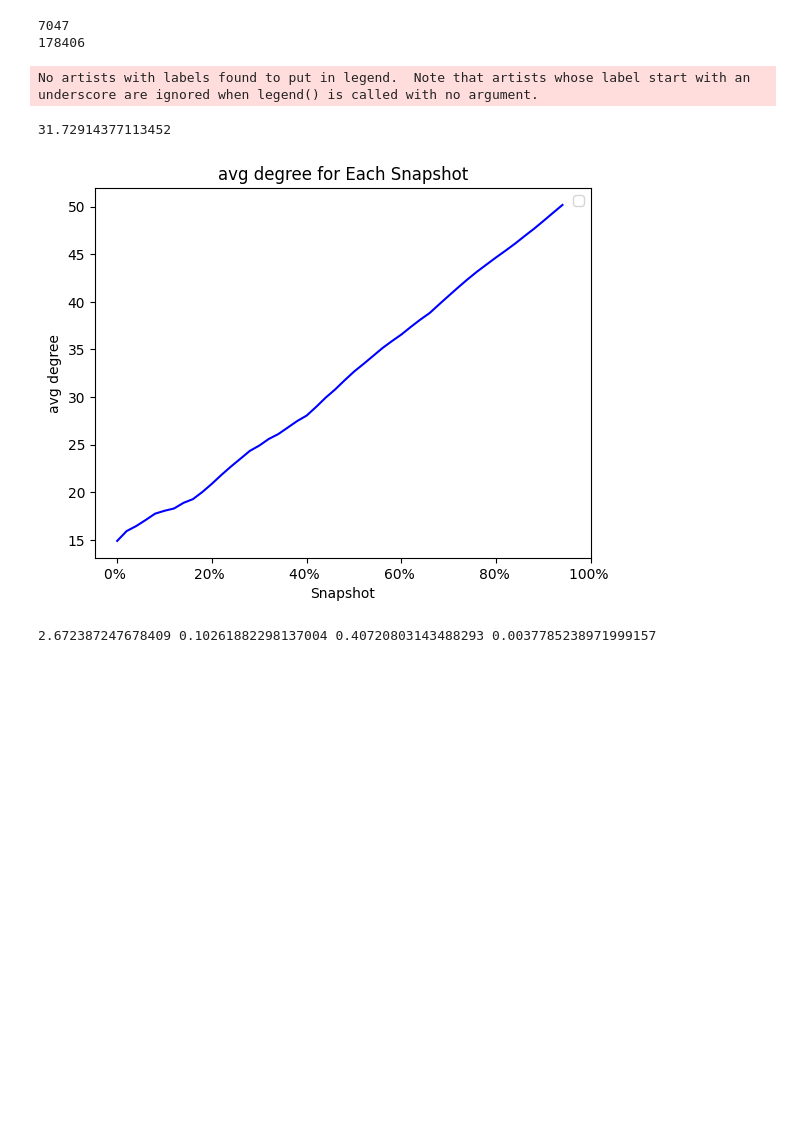
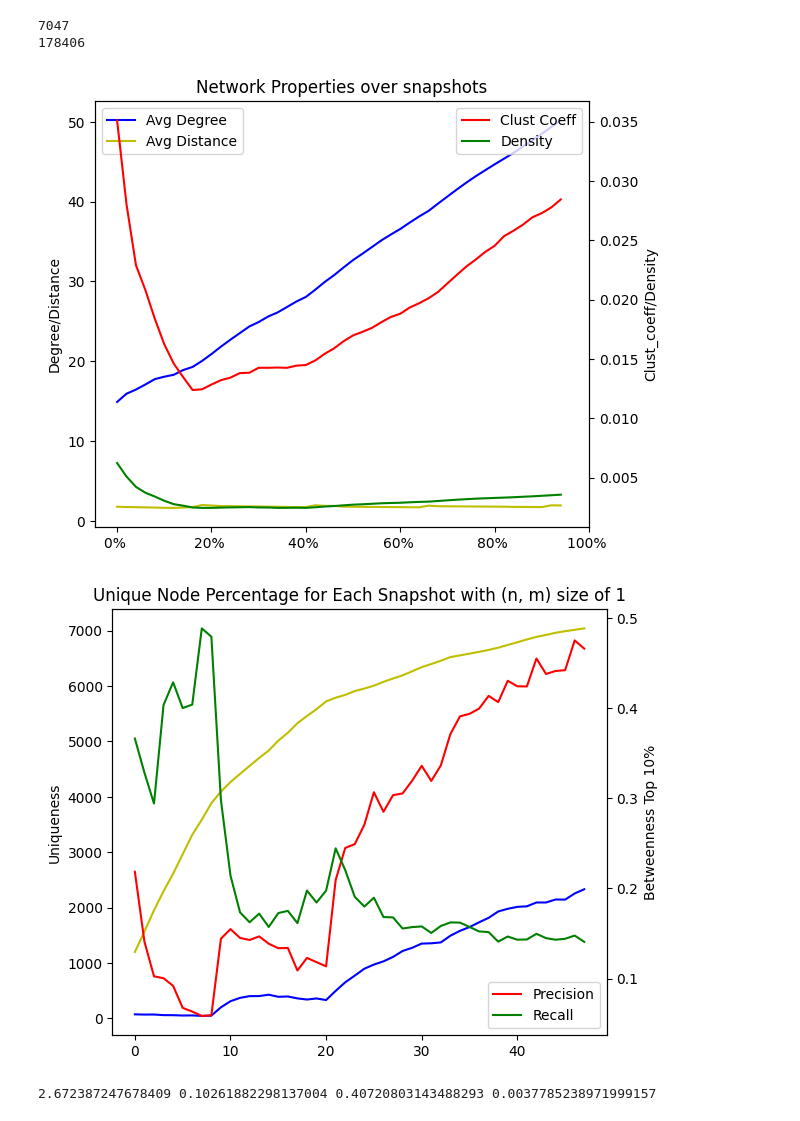
Before and after one commit to JaviAnton/tempo-network-anonymity, a Jupyter notebook: igraphver.ipynb, the cells around one changed output. Cells and saved outputs as stored; diff of their text form; code cells hidden in the pictures; blank space fills up the shorter version.

```diff
--- a/igraphver.ipynb
+++ b/igraphver.ipynb
@@ -400,4 +405,13 @@ print(G.number_of_edges())
 # %% [output]
 7047
 178406
+# %%
+avg_degree2, clus_coeff2, density2, avg_dist2, _ = snapshots_properties(edge_list2)
+count2, unique_percentage2, nodes_num2, top2, mid2, last2, start2, precision2, recall2= snapshots_uniqueness_betweenness(edge_list2)
+
+plot_uniqueproperty(avg_degree2, clus_coeff2, density2, avg_dist2)
+plot_data(count2, nodes_num2, precision2, recall2)
+# %% [output]
+[figure, added]
+[figure, added]
 # %%
@@ -407,17 +419 @@ count2, unique_percentage2, nodes_num2, top2, mid2, last2, start2, precision2, r
-# %%
-stack1 = snapshots_uniqueness_betweenness_stack(edge_list2)
-print(np.mean(stack1))
-plt.plot(stack1, linestyle='-', color='b')
-#plt.plot(unique_percentage, linestyle='-', color='r')
-plt.xlabel('Snapshot')
-plt.ylabel('avg degree')
-plt.xticks(range(0, 51, 10), [f'{i}% ' for i in range(0, 101, 20)])
-plt.title('avg degree for Each Snapshot')
-#plt.xticks(range(len(unique_percentage)), range(len(unique_percentage)))
-plt.legend()
-plt.show()
-# %% [output]
-No artists with labels found to put in legend.  Note that artists whose label start with an underscore are ignored when legend() is called with no argument.
-31.72914377113452
-[figure, removed]
 # %%
```
Also changed, not shown: parts of 24 cells of this notebook.
